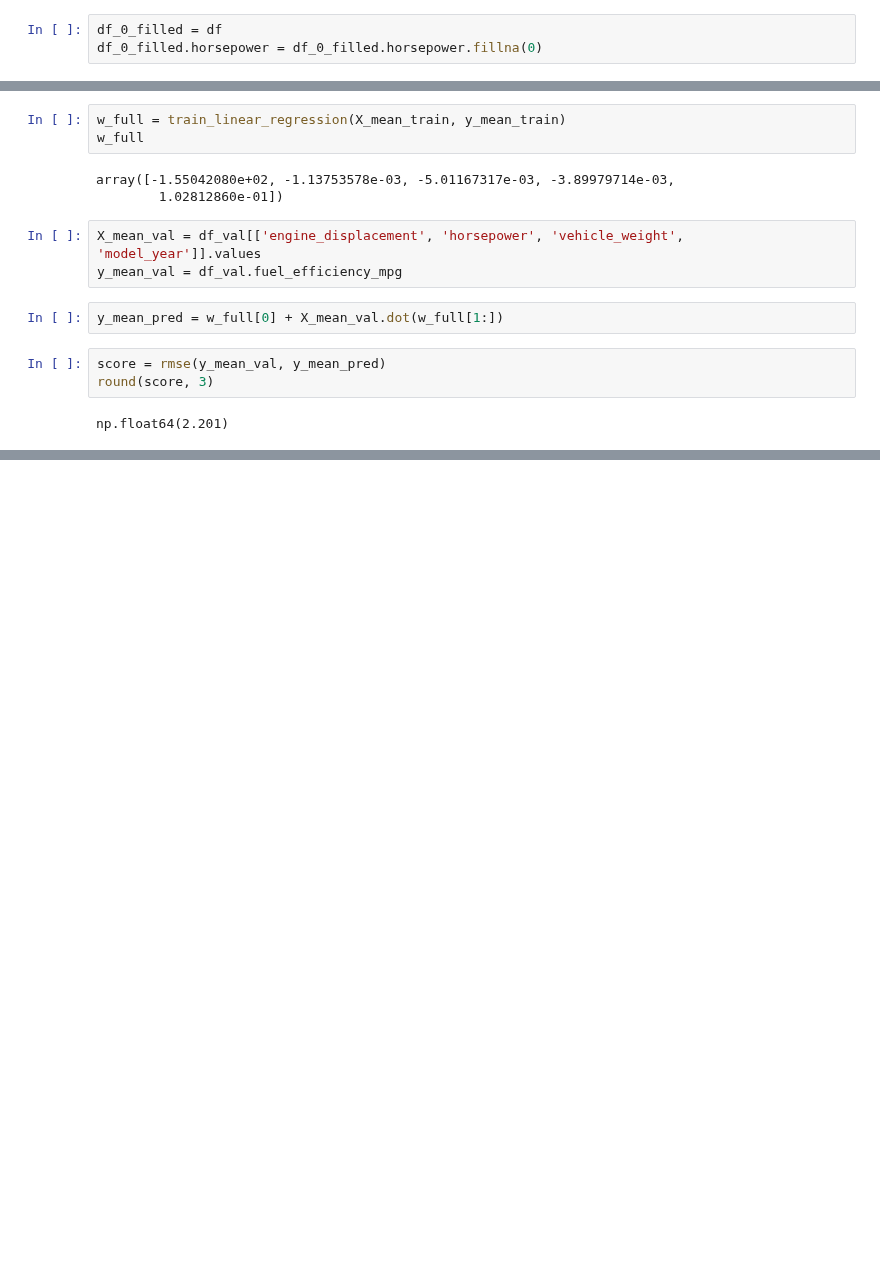
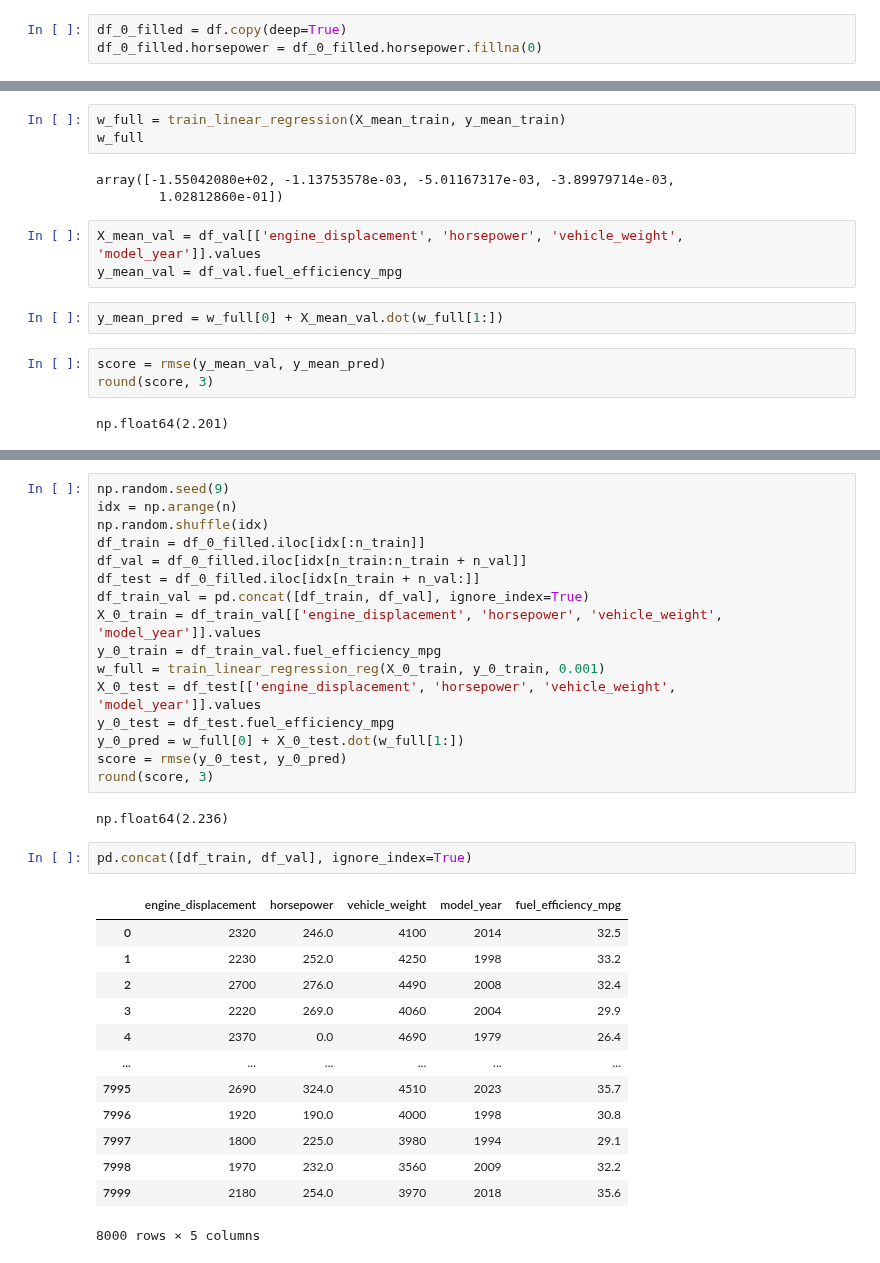
Before and after one commit to samuelrichard13/zoompcamp-machine-learning, a Jupyter notebook: 02-regression/homework.ipynb, the cells around one changed output, grey strips where cells are left out. Drawn from its saved outputs; the diff is of its cells as text; blank space fills up the shorter version.

```diff
--- a/02-regression/homework.ipynb
+++ b/02-regression/homework.ipynb
@@ -53,7 +53,7 @@ np.random.seed(42)
 idx = np.arange(n)
 np.random.shuffle(idx)
 # %%
-df_0_filled = df
+df_0_filled = df.copy(deep=True)
 df_0_filled.horsepower = df_0_filled.horsepower.fillna(0)
 # %%
 df_0_filled.isnull().sum()
@@ -226,0 +294,34 @@ np.float64(2.201)
+# %%
+np.random.seed(9)
+idx = np.arange(n)
+np.random.shuffle(idx)
+df_train = df_0_filled.iloc[idx[:n_train]]
+df_val = df_0_filled.iloc[idx[n_train:n_train + n_val]]
+df_test = df_0_filled.iloc[idx[n_train + n_val:]]
+df_train_val = pd.concat([df_train, df_val], ignore_index=True)
+X_0_train = df_train_val[['engine_displacement', 'horsepower', 'vehicle_weight', 'model_year']].values
+y_0_train = df_train_val.fuel_efficiency_mpg
+w_full = train_linear_regression_reg(X_0_train, y_0_train, 0.001)
+X_0_test = df_test[['engine_displacement', 'horsepower', 'vehicle_weight', 'model_year']].values
+y_0_test = df_test.fuel_efficiency_mpg
+y_0_pred = w_full[0] + X_0_test.dot(w_full[1:])
+score = rmse(y_0_test, y_0_pred)
+round(score, 3)
+# %% [output]
+np.float64(2.236)
+# %%
+pd.concat([df_train, df_val], ignore_index=True)
+# %% [output]
+|  | engine_displacement | horsepower | vehicle_weight | model_year | fuel_efficiency_mpg |
+| 0 | 2320 | 246.0 | 4100 | 2014 | 32.5 |
+| 1 | 2230 | 252.0 | 4250 | 1998 | 33.2 |
+| 2 | 2700 | 276.0 | 4490 | 2008 | 32.4 |
+| 3 | 2220 | 269.0 | 4060 | 2004 | 29.9 |
+| 4 | 2370 | 0.0 | 4690 | 1979 | 26.4 |
+| ... | ... | ... | ... | ... | ... |
+| 7995 | 2690 | 324.0 | 4510 | 2023 | 35.7 |
+| 7996 | 1920 | 190.0 | 4000 | 1998 | 30.8 |
+| 7997 | 1800 | 225.0 | 3980 | 1994 | 29.1 |
+| 7998 | 1970 | 232.0 | 3560 | 2009 | 32.2 |
+| 7999 | 2180 | 254.0 | 3970 | 2018 | 35.6 |
+8000 rows × 5 columns
```
Also changed, not shown: parts of 7 cells of this notebook.
